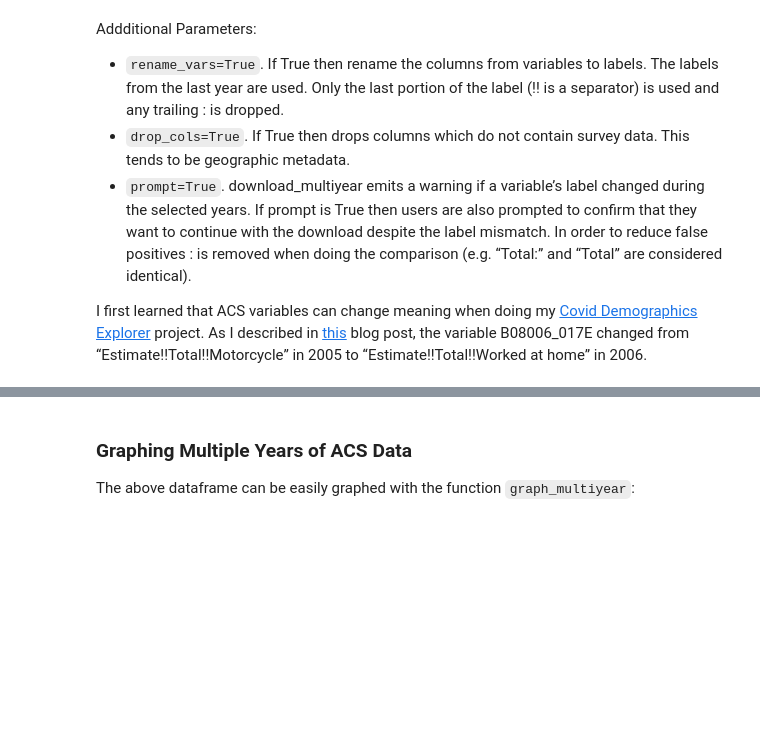
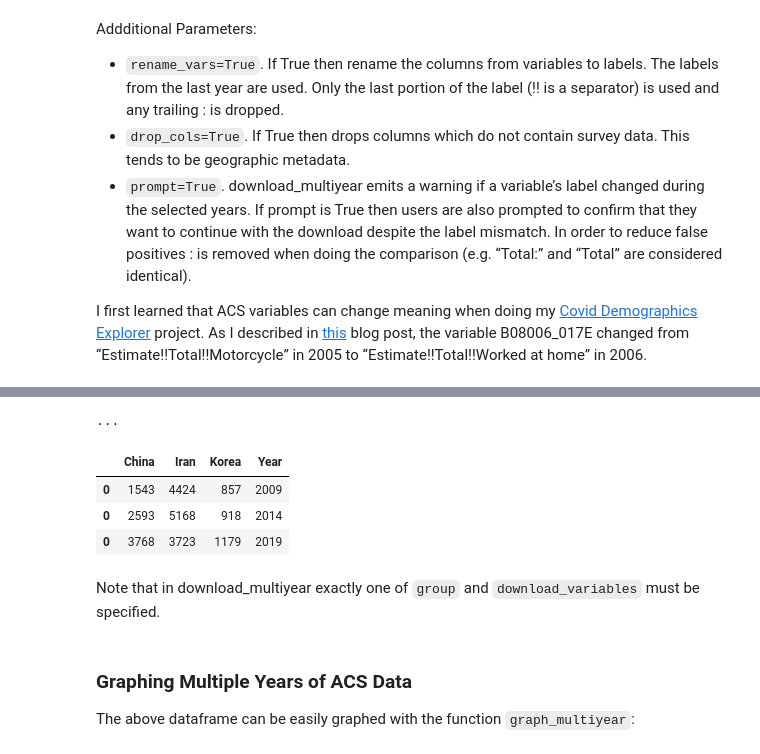
Before and after one commit to arilamstein/hometown_analysis, a Jupyter notebook: 04-multi-year-data.ipynb, the cells around one changed output, grey strips where cells are left out. Saved outputs shown, nothing was run; the diff lists cells and outputs as text; code cells hidden in the pictures; blank space fills up the shorter version.

```diff
--- a/04-multi-year-data.ipynb
+++ b/04-multi-year-data.ipynb
@@ -43,3 +46,19 @@ I first learned that ACS variables can change meaning when doing my [Covid Demog
+# %%
+download_multiyear(
+    dataset=ACS5,
+    vintages=[2009, 2014, 2019],
+    download_variables=["B05006_049E", "B05006_060E", "B05006_054E"],
+    state=NY,
+    school_district_unified="12510",
+)
+# %% [output]
+...
+|  | China | Iran | Korea | Year |
+| 0 | 1543 | 4424 | 857 | 2009 |
+| 0 | 2593 | 5168 | 918 | 2014 |
+| 0 | 3768 | 3723 | 1179 | 2019 |
+# %% [markdown]
+Note that in download_multiyear exactly one of `group` and `download_variables` must be specified.
 # %% [markdown]
 ### Graphing Multiple Years of ACS Data
 
```
Also changed, not shown: parts of 3 cells of this notebook, 1 other file.
